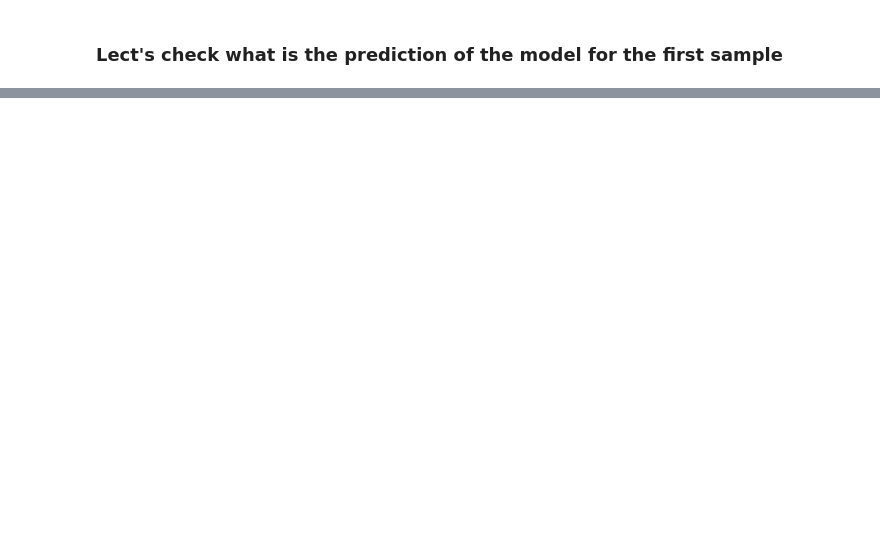
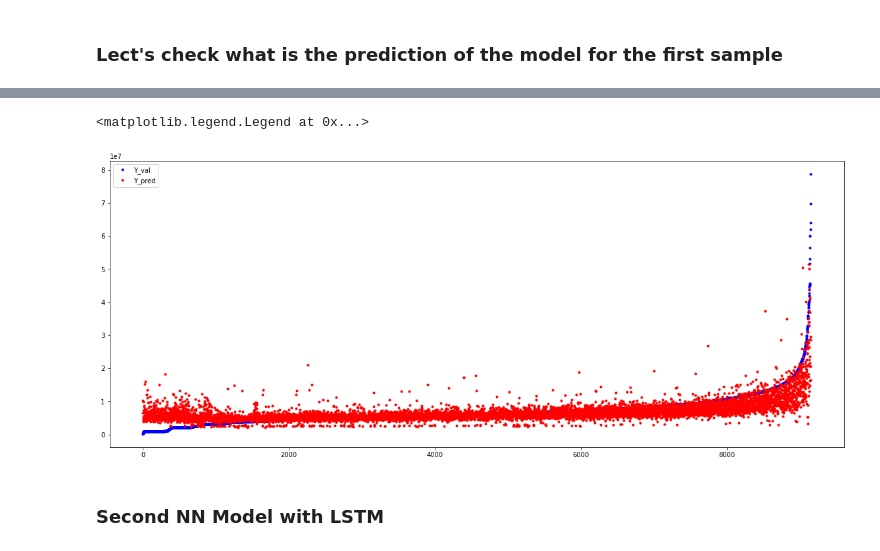
Before and after one commit to Majid-Sohrabi/MLDM_Competition_Sberbank, a Jupyter notebook: Sberbank_Russian_Housing_Market.ipynb, the cells around one changed output, grey strips where cells are left out. Saved outputs shown, nothing was run; the diff lists cells and outputs as text; code cells hidden in the pictures; blank space fills up the shorter version.

```diff
--- a/Sberbank_Russian_Housing_Market.ipynb
+++ b/Sberbank_Russian_Housing_Market.ipynb
@@ -619,0 +718,11 @@ Predicted value = 1.2762175798416138
+# %%
+pred = pd.DataFrame(model.predict(X_val))
+plt.figure(figsize=(20,8))
+plt.plot(Y_val['price_doc'] * std,'b.')
+plt.plot(pred[0] * std,'r.')
+plt.legend(['Y_val', 'Y_pred'])
+# %% [output]
+<matplotlib.legend.Legend at 0x...>
+[figure, added]
+# %% [markdown]
+### Second NN Model with LSTM
```
Also changed, not shown: parts of 82 cells of this notebook.
